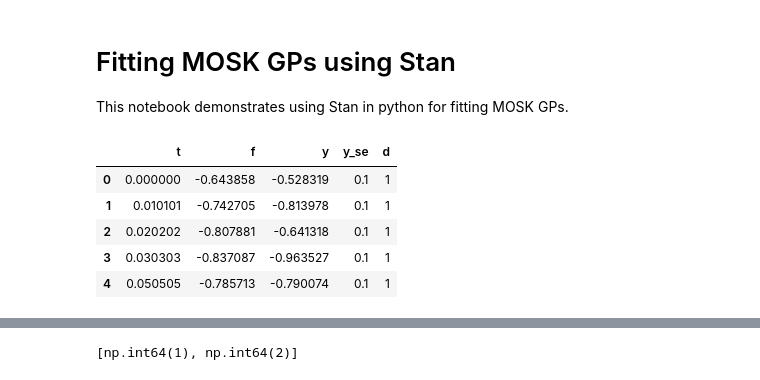
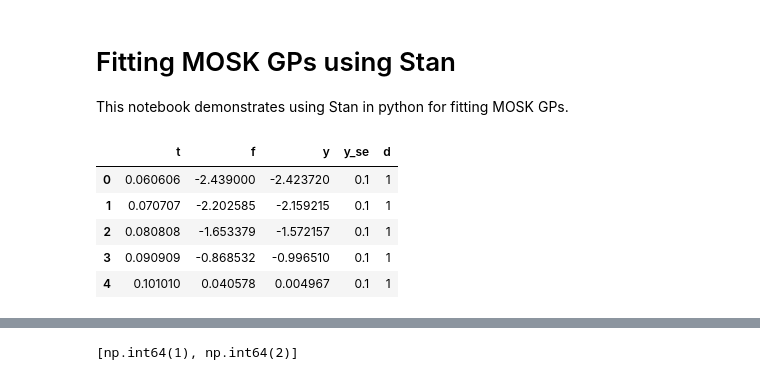
Before and after one commit to shihchingfu/mogptk-examples, a Jupyter notebook: D2-Q1-moskgp.ipynb, the cells around one changed output, grey strips where cells are left out. Saved outputs shown, nothing was run; the diff lists cells and outputs as text; code cells hidden in the pictures.

```diff
--- a/D2-Q1-moskgp.ipynb
+++ b/D2-Q1-moskgp.ipynb
@@ -13,21 +13,21 @@ os.environ["TBB_CXX_TYPE"] = "clang"  # or 'gcc'
 
 az.style.use("arviz-vibrant")
 # %%
-filename_stub = "D2-Q1-seed2727-n100-mcar0.2-sigma0.1"
-#filename_stub = "D2-Q1-seed6893-n200-mnar0.3-sigma0.1"
+#filename_stub = "D2-Q1-seed2727-n100-mcar0.2-sigma0.1"
+filename_stub = "D2-Q1-seed6893-n200-mnar0.3-sigma0.1"
 
 D = 2
 Q = 1
 
 input_df = pd.read_csv(f'data/{filename_stub}-sim.csv')
 input_df.head()
 # %% [output]
 |  | t | f | y | y_se | d |
-| 0 | 0.000000 | -0.643858 | -0.528319 | 0.1 | 1 |
-| 1 | 0.010101 | -0.742705 | -0.813978 | 0.1 | 1 |
-| 2 | 0.020202 | -0.807881 | -0.641318 | 0.1 | 1 |
-| 3 | 0.030303 | -0.837087 | -0.963527 | 0.1 | 1 |
-| 4 | 0.050505 | -0.785713 | -0.790074 | 0.1 | 1 |
+| 0 | 0.060606 | -2.439000 | -2.423720 | 0.1 | 1 |
+| 1 | 0.070707 | -2.202585 | -2.159215 | 0.1 | 1 |
+| 2 | 0.080808 | -1.653379 | -1.572157 | 0.1 | 1 |
+| 3 | 0.090909 | -0.868532 | -0.996510 | 0.1 | 1 |
+| 4 | 0.101010 | 0.040578 | 0.004967 | 0.1 | 1 |
 # %%
 input_df.describe()
 # %% [output]
```
Also changed, not shown: parts of 12 cells of this notebook, 1 other file.
